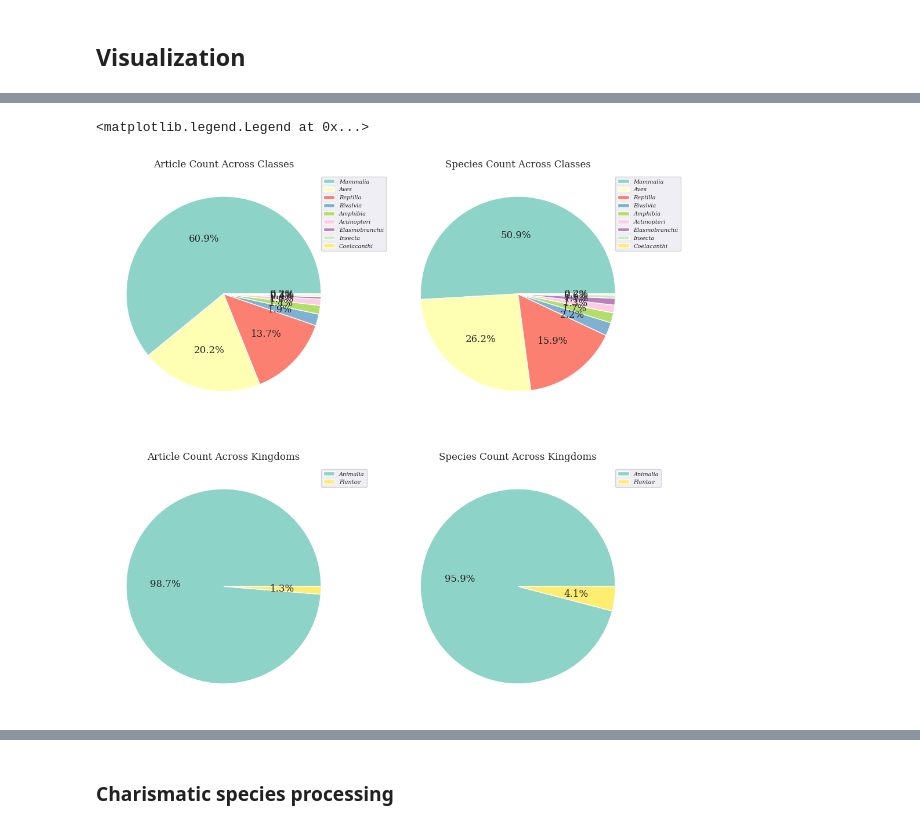
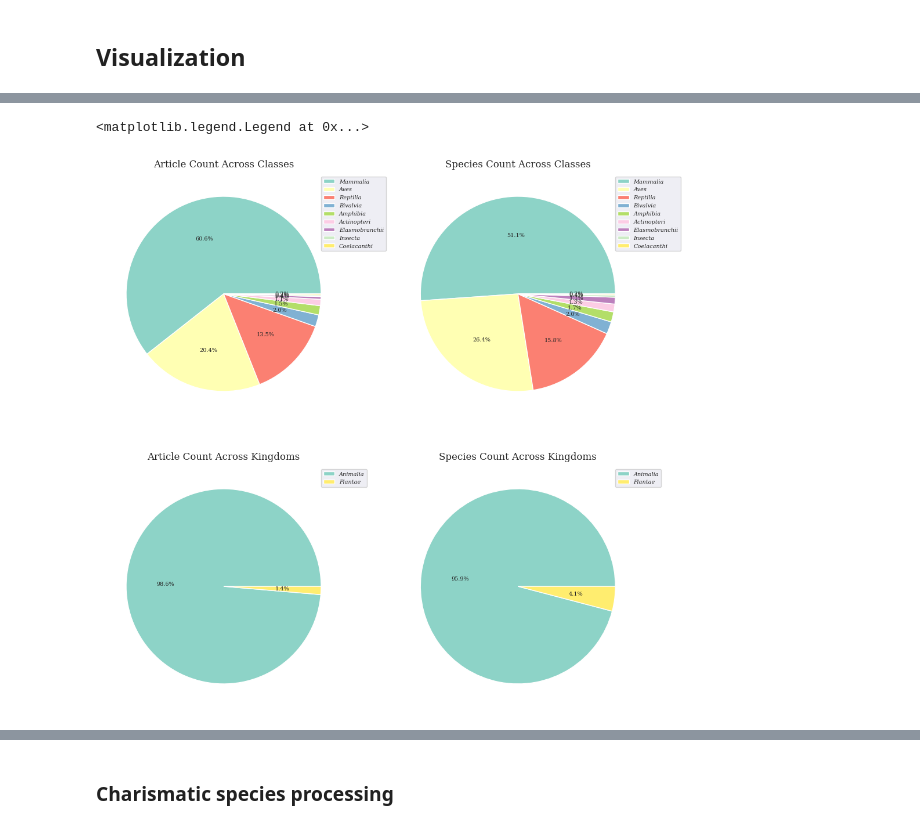
Before and after one commit to redalisa/thesis, a Jupyter notebook: First-data-processing-steps.ipynb, the cells around one changed output, grey strips where cells are left out. Saved outputs shown, nothing was run; the diff lists cells and outputs as text; code cells hidden in the pictures.

Commit message:
final sharecounts + visualizations

```diff
--- a/First-data-processing-steps.ipynb
+++ b/First-data-processing-steps.ipynb
@@ -125,3 +144,6 @@ species4 = df_media['scientific_name'].unique()
 print("The species left behind after dropping empty articles:", list(set(species3) - set(species4)))
 # %% [output]
 The species left behind after dropping empty articles: ['Papilio homerus', 'Brachyteles hypoxanthus', 'Sauromalus varius', 'Strombocactus disciformis', 'Eunymphicus cornutus', 'Grus canadensis nesiote ...
+# %%
+updated_links = pd.read_csv('csv/links_w_full_engangement.csv', sep = ';')
+updated_links
@@ -127,0 +164,8 @@ The species left behind after dropping empty articles: ['Papilio homerus', 'Brac
+# %%
+# Now we need to rejoin the links to the df_media so that articles
+# with mentions of multiple species are listed for all the species they mention
+
+test = pd.merge(df_test, updated_links, on = "link", how = "inner")
+# drop duplicate species link pairs
+test = test.drop_duplicates(subset=['scientific_name','url']).reset_index(drop = True)
+test
@@ -127,0 +186,5 @@ The species left behind after dropping empty articles: ['Papilio homerus', 'Brac
+# %%
+# Drop duplicate species text pairs
+test = test.drop_duplicates(subset=['scientific_name','text']).reset_index(drop = True)
+# Inspection that duplicate urls are due to different species both tagged in the same article
+test[test.duplicated("url", keep = False)]
@@ -185,3 +259,5 @@ species = pd.read_csv("csv/speciesinfo.csv", sep = ";")
 species['scientific_name'].nunique()
 # %% [markdown]
 ## Visualization
+# %%
+df_media = test
@@ -214,9 +324,9 @@ df_media["COUNTER"] = 1
 # Initialise the subplot function using number of rows and columns
 figure, axs = plt.subplots(2, 2)
 
-# Define fontstyle for legend
+# Define fontstyle for labels
 label_font = {'family': 'serif',
-              'size': 12,
+              'size': 7,
               'weight': 'normal'}
 
 # Article share by Class
@@ -265,31 +375,31 @@ axs[1,0].set_ylabel('')
 kingdom_share['Kingdom'].value_counts().sort_values(ascending = False).plot(ax = axs[1,1], kind = 'pie',
                                            autopct="%1.1f%%",
                                            figsize = (12,12),
                                            #fontsize = 12,
                                            labels=None,
                                            textprops=label_font,
                                            cmap = "Set3"
                                                 )
 axs[1,1].set_title("Species Count Across Kingdoms", family = "Serif")
 # Delete unneccessary y labels
 axs[1,1].set_ylabel('')
 
 # class labels
 classlabels=list(class_share['Class'].value_counts().sort_values(ascending = False).reset_index()['index'])
 # kingdom labels
 kingdomlabels=list(kingdom_share['Kingdom'].value_counts().sort_values(ascending = False).reset_index()['index'])
 
 # Define font
 font = font_manager.FontProperties(family='Serif',
                                   weight='regular',
                                   style='italic', size=7)
 
 
 # Create legend for pie charts
 axs[0,0].legend(classlabels, bbox_to_anchor=(0.9, 0.98), loc='upper left', borderaxespad=0, prop=font)
 axs[0,1].legend(classlabels, bbox_to_anchor=(0.9, 0.98), loc='upper left', borderaxespad=0, prop=font)
 axs[1,0].legend(kingdomlabels, bbox_to_anchor=(0.9, 0.98), loc='upper left', borderaxespad=0, prop=font)
 axs[1,1].legend(kingdomlabels, bbox_to_anchor=(0.9, 0.98), loc='upper left', borderaxespad=0, prop=font)
 # %% [output]
 <matplotlib.legend.Legend at 0x...>
-[figure, old version]
+[figure, new version]
```
Also changed, not shown: parts of 14 cells of this notebook, 5 other files.
